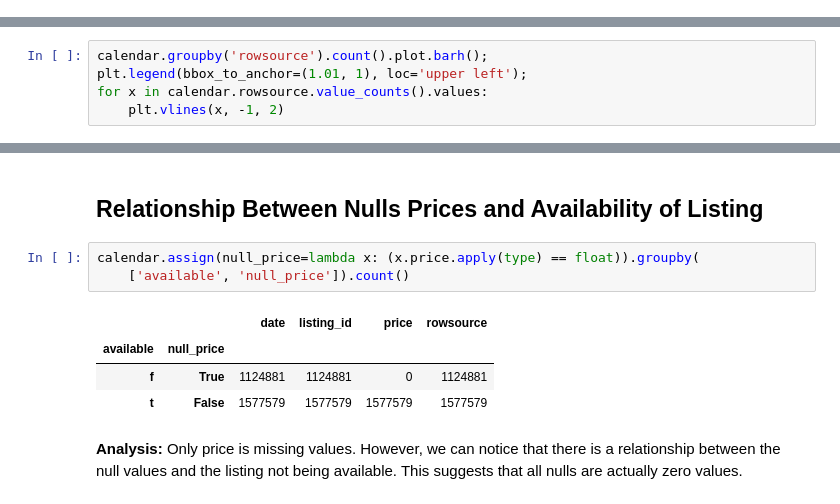
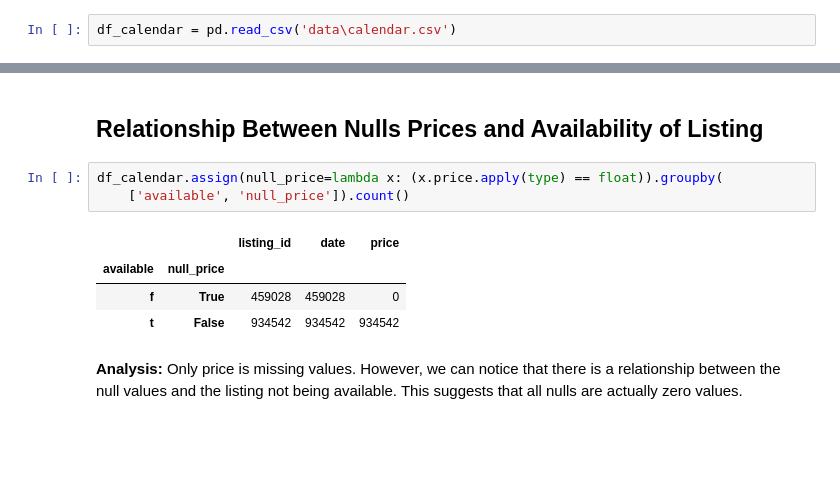
Before and after one commit to samlexrod/airbnb_ml, a Jupyter notebook: Airbnb_Analysis.ipynb, the cells around one changed output, grey strips where cells are left out. Cells and saved outputs as stored; diff of their text form; blank space fills up the shorter version.

```diff
--- a/Airbnb_Analysis.ipynb
+++ b/Airbnb_Analysis.ipynb
@@ -92,7 +50,4 @@ calendar = read_concat(folder_names, 'calendar.csv')
+# %%
+df_calendar = pd.read_csv('data\calendar.csv')
 # %% [markdown]
 ## Distribution of calendar features
-# %%
-calendar.groupby('rowsource').count().plot.barh();
-plt.legend(bbox_to_anchor=(1.01, 1), loc='upper left');
-for x in calendar.rowsource.value_counts().values:
-    plt.vlines(x, -1, 2)
@@ -101,13 +58,13 @@ for x in calendar.rowsource.value_counts().values:
 # %% [markdown]
 ## Relationship Between Nulls Prices and Availability of Listing
 # %%
-calendar.assign(null_price=lambda x: (x.price.apply(type) == float)).groupby(
+df_calendar.assign(null_price=lambda x: (x.price.apply(type) == float)).groupby(
     ['available', 'null_price']).count()
 # %% [output]
-|  |  | date | listing_id | price | rowsource |
-| available | null_price |  |  |  |  |
-| f | True | 1124881 | 1124881 | 0 | 1124881 |
-| t | False | 1577579 | 1577579 | 1577579 | 1577579 |
+|  |  | listing_id | date | price |
+| available | null_price |  |  |  |
+| f | True | 459028 | 459028 | 0 |
+| t | False | 934542 | 934542 | 934542 |
 # %% [markdown]
 **Analysis:** Only price is missing values. However, we can notice that there is a relationship between the null values and the listing not being available. This suggests that all nulls are actually zero values.
 # %% [markdown]
```
Also changed, not shown: parts of 60 cells of this notebook, 4 other files.
